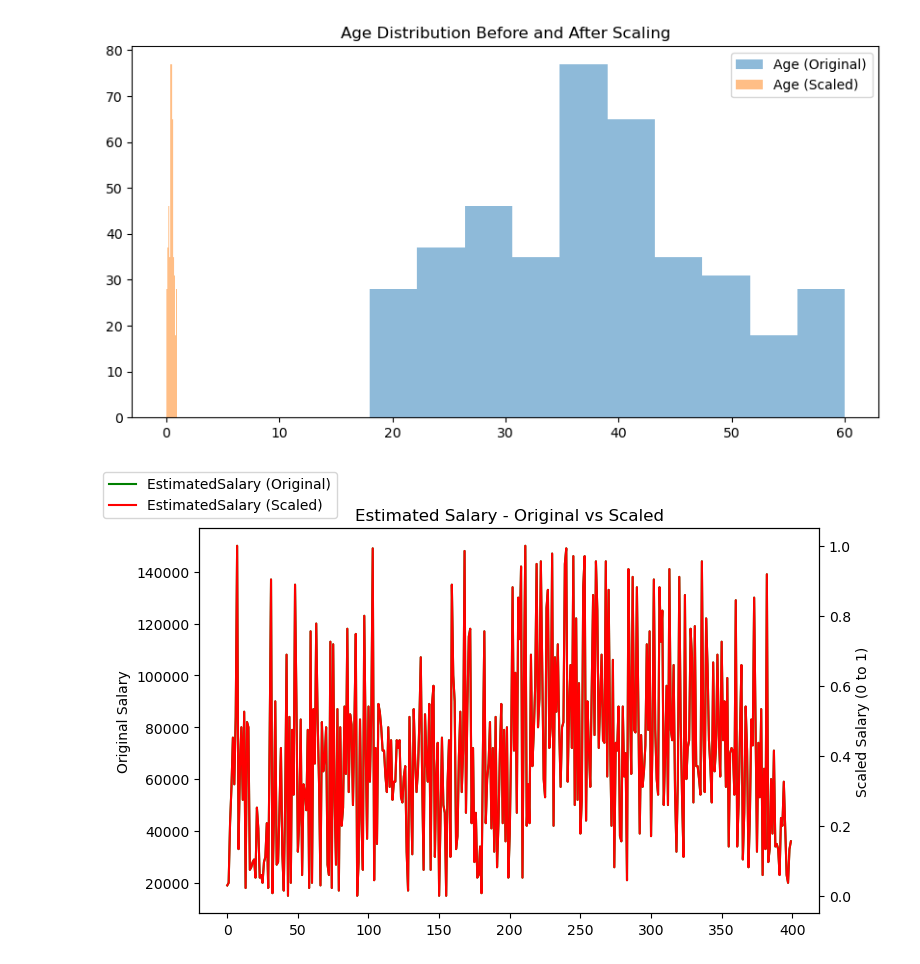
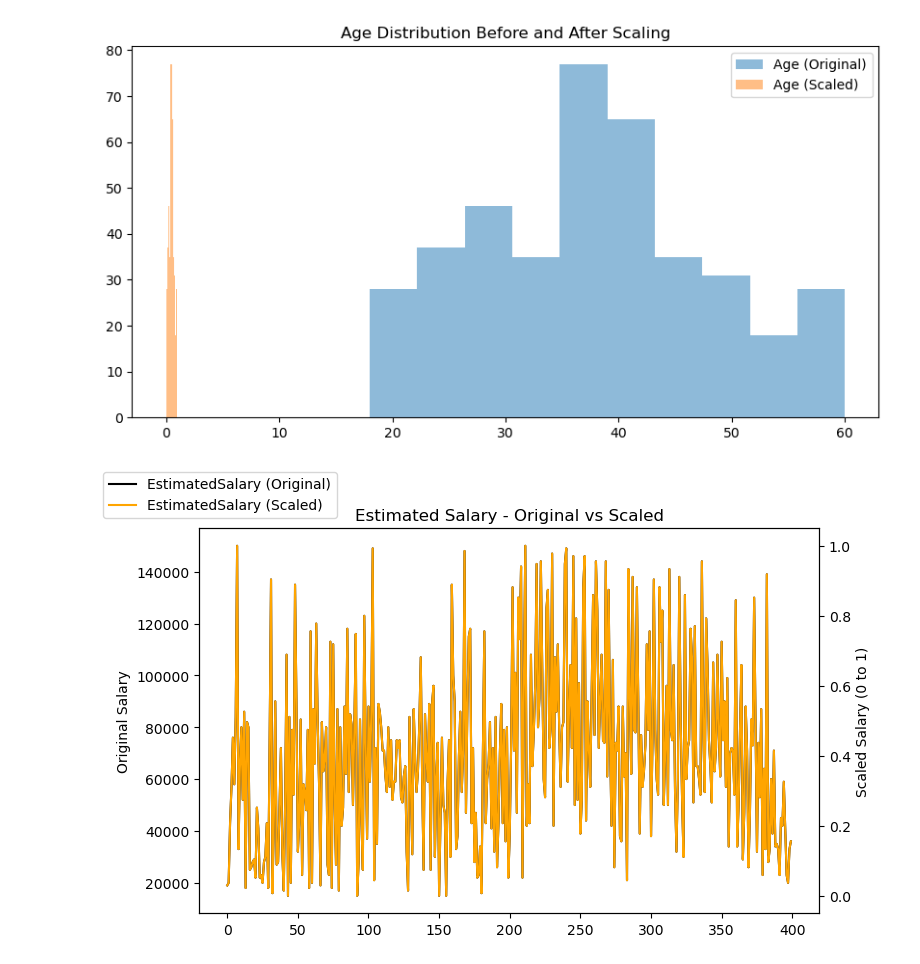
Before and after one commit to Sevinj-joy/LogisticRegressionCodeExamples, a Jupyter notebook: logistic_regression_model.ipynb, the cells around one changed output. Cells and saved outputs as stored; diff of their text form; code cells hidden in the pictures.

```diff
--- a/logistic_regression_model.ipynb
+++ b/logistic_regression_model.ipynb
@@ -206,15 +193,15 @@ plt.show()
 # %%
 fig, ax1 = plt.subplots(figsize=(8, 5))
 
-ax1.plot(data['EstimatedSalary'], label='EstimatedSalary (Original)', color='green')
+ax1.plot(data['EstimatedSalary'], label='EstimatedSalary (Original)', color='black')
 ax1.set_ylabel('Original Salary')
 ax1.set_title('Estimated Salary - Original vs Scaled')
 
 ax2 = ax1.twinx()
-ax2.plot(scaled_data[:, 1], label='EstimatedSalary (Scaled)', color='red')
+ax2.plot(scaled_data[:, 1], label='EstimatedSalary (Scaled)', color='orange')
 ax2.set_ylabel('Scaled Salary (0 to 1)')
 
 fig.legend(loc="upper left")
 plt.show()
 # %% [output]
-[figure, old version]
+[figure, new version]
```
Also changed, not shown: parts of 2 cells of this notebook.
